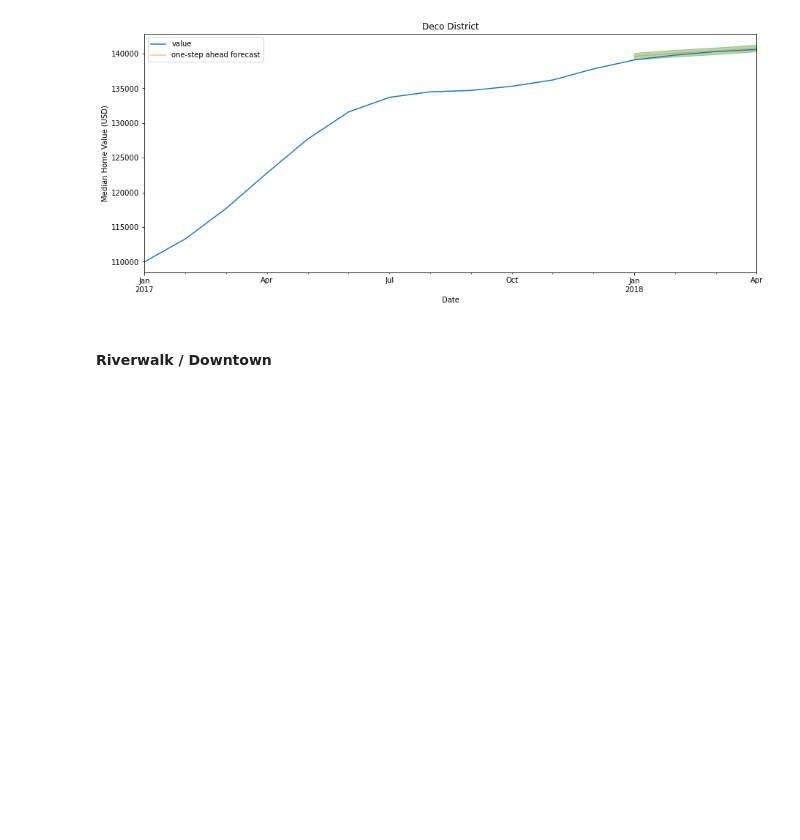
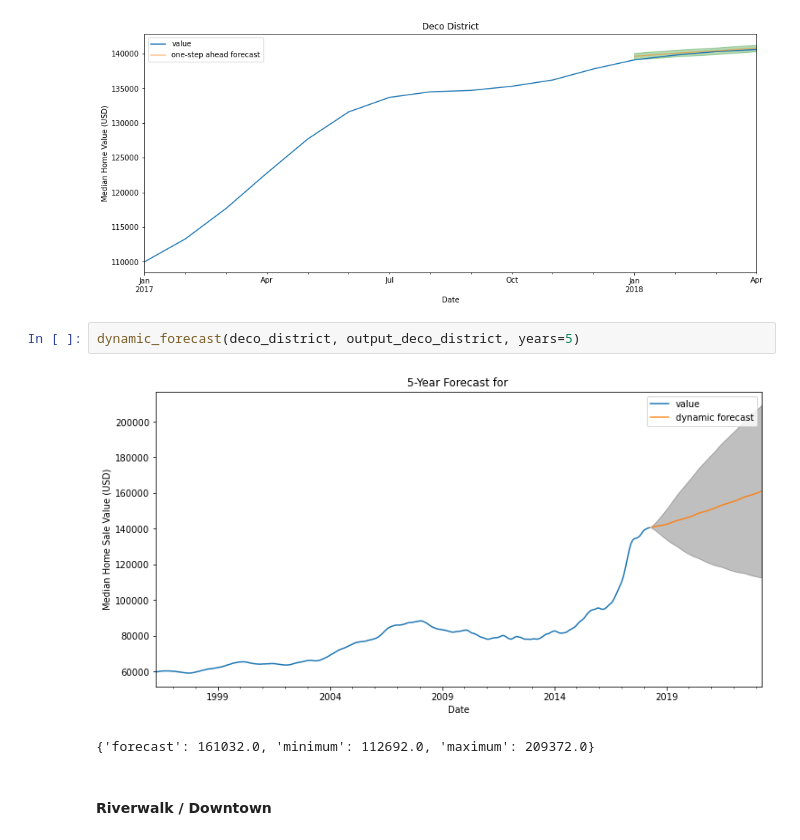
Before and after one commit to meljoy1099/housing-price-forecast-time-series-modeling, a Jupyter notebook: notebook.ipynb, the cells around one changed output. Drawn from its saved outputs; the diff is of its cells as text; blank space fills up the shorter version.

```diff
--- a/notebook.ipynb
+++ b/notebook.ipynb
@@ -702,6 +838,11 @@ ose_forecast(deco_district, output_deco_district, neighborhood='Deco District')
 # %% [output]
 The RMSE of our forecasts is 310.93
 [figure]
+# %%
+dynamic_forecast(deco_district, output_deco_district, years=5)
+# %% [output]
+[figure, added]
+{'forecast': 161032.0, 'minimum': 112692.0, 'maximum': 209372.0}
 # %% [markdown]
 #### Riverwalk / Downtown
 # %%
```
Also changed, not shown: parts of 64 cells of this notebook.
